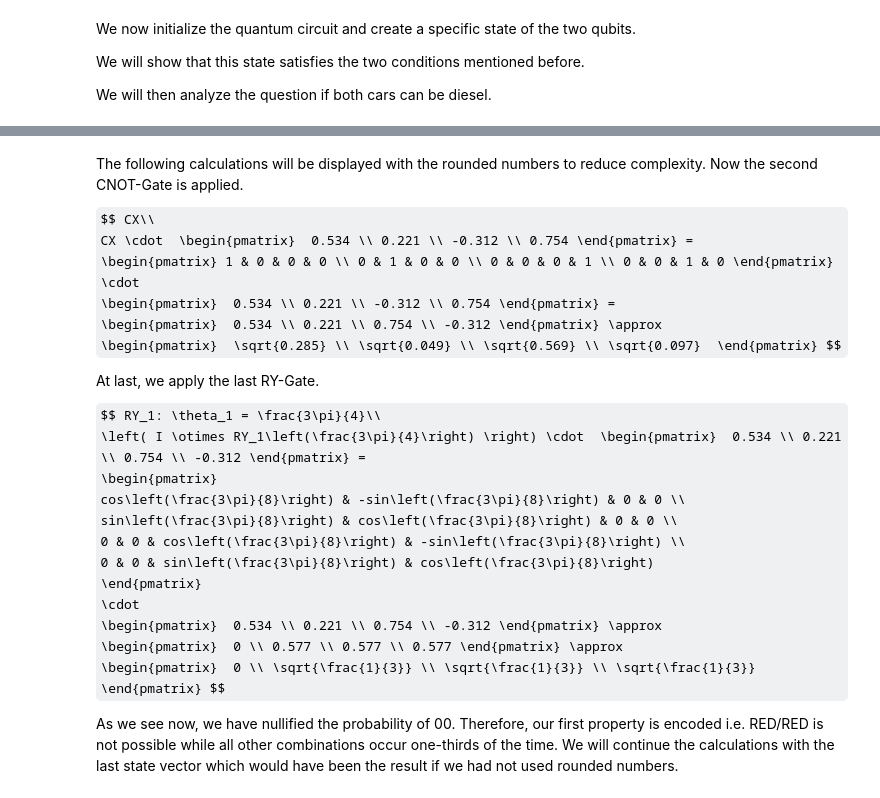
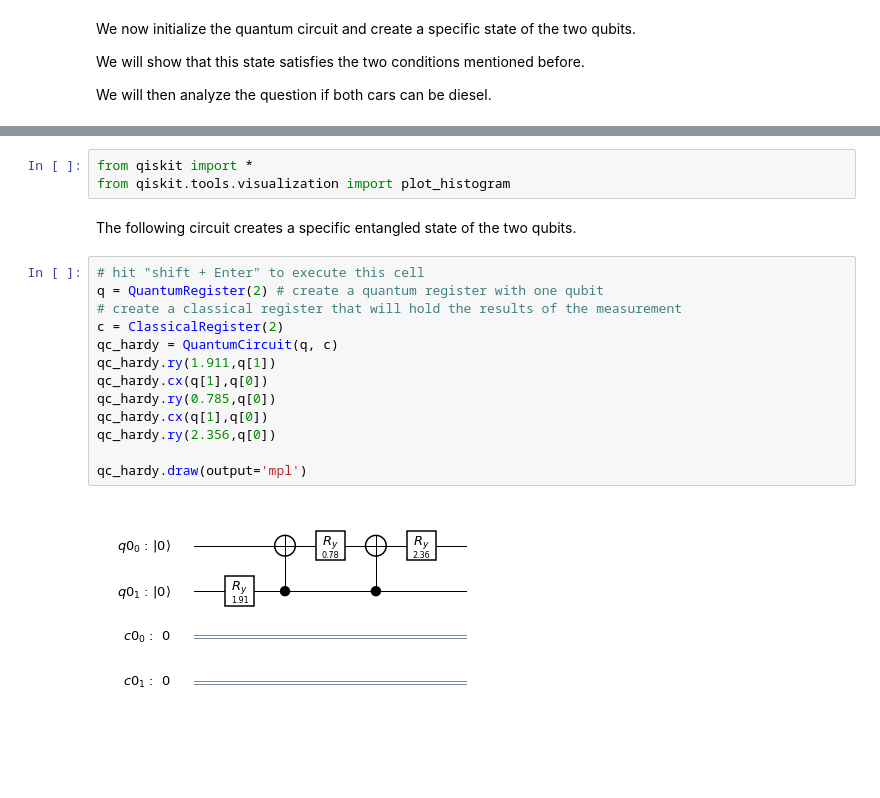
Before and after one commit to JanLahmann/Fun-with-Quantum, a Jupyter notebook: Hardys-Paradox.ipynb, the cells around one changed output, grey strips where cells are left out. Cells and saved outputs as stored; diff of their text form; some formulas as TeX source; blank space fills up the shorter version.

Commit message:
Revert "Multiple improvements (code examples for Linux Magazine, Hardys Paradox etc.) (#25)"
This reverts commit 19333d199ce893c4280292772d59548183012357.

```diff
--- a/Hardys-Paradox.ipynb
+++ b/Hardys-Paradox.ipynb
@@ -336,29 +44,20 @@ By taking the numbers to the square one can find out the radicands and thereby t
-# %% [markdown]
-The following calculations will be displayed with the rounded numbers to reduce complexity.
-Now the second CNOT-Gate is applied.
-
-$$ CX\\
-CX \cdot  \begin{pmatrix}  0.534 \\ 0.221 \\ -0.312 \\ 0.754 \end{pmatrix} =
-\begin{pmatrix} 1 & 0 & 0 & 0 \\ 0 & 1 & 0 & 0 \\ 0 & 0 & 0 & 1 \\ 0 & 0 & 1 & 0 \end{pmatrix}
-\cdot
-\begin{pmatrix}  0.534 \\ 0.221 \\ -0.312 \\ 0.754 \end{pmatrix} =
-\begin{pmatrix}  0.534 \\ 0.221 \\ 0.754 \\ -0.312 \end{pmatrix} \approx
-\begin{pmatrix}  \sqrt{0.285} \\ \sqrt{0.049} \\ \sqrt{0.569} \\ \sqrt{0.097}  \end{pmatrix} $$
-
-At last, we apply the last RY-Gate.
-
-$$ RY_1: \theta_1 = \frac{3\pi}{4}\\
-\left( I \otimes RY_1\left(\frac{3\pi}{4}\right) \right) \cdot  \begin{pmatrix}  0.534 \\ 0.221 \\ 0.754 \\ -0.312 \end{pmatrix} =
-\begin{pmatrix}
-cos\left(\frac{3\pi}{8}\right) & -sin\left(\frac{3\pi}{8}\right) & 0 & 0 \\
-sin\left(\frac{3\pi}{8}\right) & cos\left(\frac{3\pi}{8}\right) & 0 & 0 \\
-0 & 0 & cos\left(\frac{3\pi}{8}\right) & -sin\left(\frac{3\pi}{8}\right) \\
-0 & 0 & sin\left(\frac{3\pi}{8}\right) & cos\left(\frac{3\pi}{8}\right)
-\end{pmatrix}
-\cdot
-\begin{pmatrix}  0.534 \\ 0.221 \\ 0.754 \\ -0.312 \end{pmatrix} \approx
-\begin{pmatrix}  0 \\ 0.577 \\ 0.577 \\ 0.577 \end{pmatrix} \approx
-\begin{pmatrix}  0 \\ \sqrt{\frac{1}{3}} \\ \sqrt{\frac{1}{3}} \\ \sqrt{\frac{1}{3}} \end{pmatrix} $$
-
-As we see now, we have nullified the probability of 00. Therefore, our first property is encoded i.e. RED/RED is not possible while all other combinations occur one-thirds of the time.
-We will continue the calculations with the last state vector which would have been the result if we had not used rounded numbers.
+# %%
+from qiskit import *
+from qiskit.tools.visualization import plot_histogram
+# %% [markdown]
+The following circuit creates a specific entangled state of the two qubits.
+# %%
+# hit "shift + Enter" to execute this cell
+q = QuantumRegister(2) # create a quantum register with one qubit
+# create a classical register that will hold the results of the measurement
+c = ClassicalRegister(2)
+qc_hardy = QuantumCircuit(q, c)
+qc_hardy.ry(1.911,q[1])
+qc_hardy.cx(q[1],q[0])
+qc_hardy.ry(0.785,q[0])
+qc_hardy.cx(q[1],q[0])
+qc_hardy.ry(2.356,q[0])
+
+qc_hardy.draw(output='mpl')
+# %% [output]
+[figure, added]
```
Also changed, not shown: parts of 51 cells of this notebook, 12 other files.
